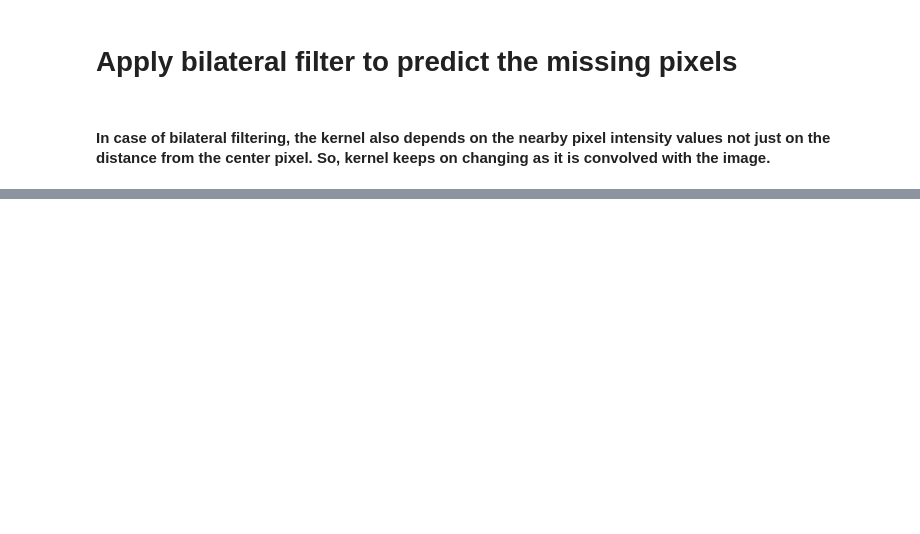
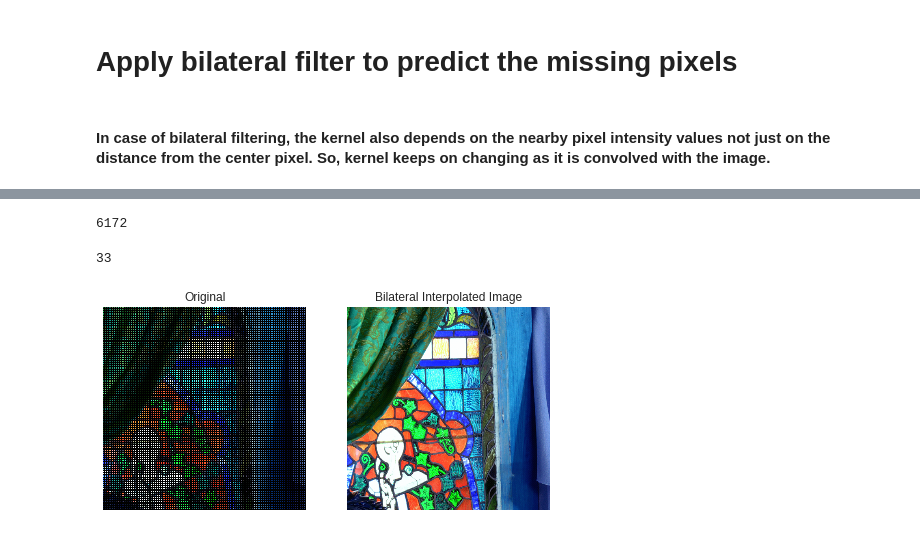
Before and after one commit to sahilbansal17/Computer-Vision-Lab, a Jupyter notebook: 2-Interpolation/Assignment 2.ipynb, the cells around one changed output, grey strips where cells are left out. Cells and saved outputs as stored; diff of their text form; code cells hidden in the pictures; blank space fills up the shorter version.

Commit message:
Apply interpolation to coloured version

```diff
--- a/2-Interpolation/Assignment 2.ipynb
+++ b/2-Interpolation/Assignment 2.ipynb
@@ -131,7 +165,5 @@ def bilateral_interpolate(img, sigma):
 # %%
 filter_size = 3
 
-# now apply bilateral filter to interpolate the image, sigma = 100.0
-output = bilateral_interpolate(interpolated_img, 100.0)
-# plot the orignal and interpolated images
-plot_org_and_filtered_images(interpolated_img, output, "Bilateral Interpolated Image")
+# now apply bilateral filter to interpolate the image, sigma = 10.0
+output = bilateral_interpolate(interpolated_img, 10.0)
@@ -139,0 +170,8 @@ plot_org_and_filtered_images(interpolated_img, output, "Bilateral Interpolated I
+# %%
+# Function to plot the orignal and image obtained after applying the filter
+def plot_org_and_filtered_images(org, filtered, filter_name):
+    plt.subplot(121), plt.imshow(org.astype(np.uint8)), plt.title('Original')
+    plt.xticks([]), plt.yticks([])
+    plt.subplot(122), plt.imshow(filtered.astype(np.uint8)), plt.title(filter_name)
+    plt.xticks([]), plt.yticks([])
+    plt.show()
@@ -139,0 +183,33 @@ plot_org_and_filtered_images(interpolated_img, output, "Bilateral Interpolated I
+# %%
+# the no. of pixels remaining to be predicted
+count = 0
+for k in range(3):
+    for i in range(2*n):
+        for j in range(2*m):
+            if(output[i, j, k] == 0.0):
+                count = count + 1
+print(count)
+
+# only the last rows and last columns are now left
+# %% [output]
+6172
+# %%
+# copy the 2nd last rows and 2nd last columns into the last rows and columns respectively
+final_interpolated_img = output
+
+for k in range(3):
+    final_interpolated_img[2*n - 1, :, k] = final_interpolated_img[2*n - 2, :, k]
+    final_interpolated_img[:, 2*m - 1, k] = final_interpolated_img[:, 2*m - 2, k]
+
+count = 0
+for i in range(2*n):
+    for j in range(2*m):
+        if(final_interpolated_img[i, j, k] == 0.0):
+            count = count + 1
+print(count)
+# %% [output]
+33
+# %%
+plot_org_and_filtered_images(interpolated_img, final_interpolated_img, "Bilateral Interpolated Image")
+# %% [output]
+[figure, added]
```
Also changed, not shown: parts of 8 cells of this notebook.
